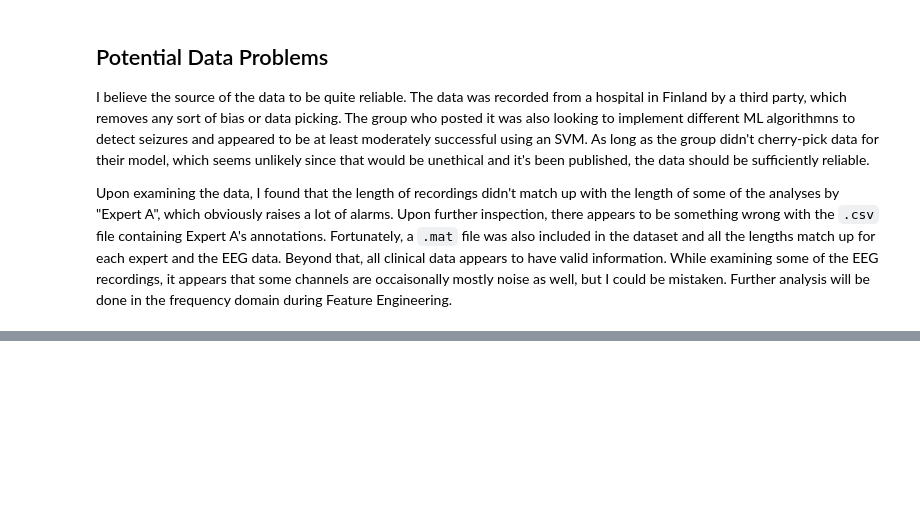
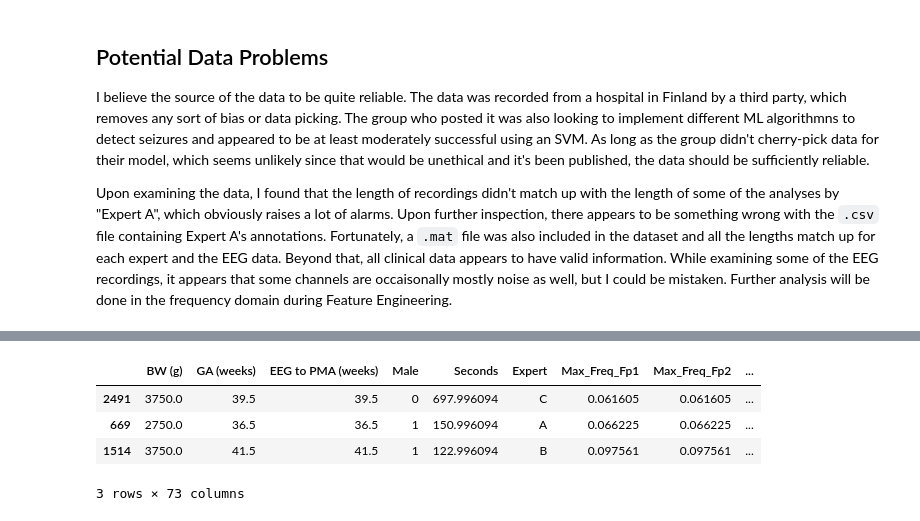
Before and after one commit to contagon/nicu-eeg-dataproject, a Jupyter notebook: main.ipynb, the cells around one changed output, grey strips where cells are left out. Saved outputs shown, nothing was run; the diff lists cells and outputs as text; code cells hidden in the pictures; blank space fills up the shorter version.

```diff
--- a/main.ipynb
+++ b/main.ipynb
@@ -245,5 +179,4 @@ Here we split the EEG recordings into files of seizures, and not seizures. Note
 # %%
-files = []
 for i in ci.index:
     #read in data
     df = read_data(ci.loc[i, 'EEG file'])
@@ -272,8 +205,6 @@ for i in ci.index:
             temp.drop(['expertA', 'expertB', 'expertC'], axis=1, inplace=True)
             #save
             temp.to_pickle(f'data-split/eeg{i}_{expert}_{j}.pkl', protocol=-1)
-            files.append(f'data-split/eeg{i}_{expert}_{j}.pkl')
-
 
     #iterate through all experts to save things
     if np.sum(ci.loc[i, 'expertA']) != 0:
@@ -306,9 +235,11 @@ ci['expertA_avg'] = [np.sum(ci['expertA'][i]) / len(ci['expertA'][i]) for i in c
 ci['expertB_avg'] = [np.sum(ci['expertB'][i]) / len(ci['expertB'][i]) for i in ci.index]
 ci['expertC_avg'] = [np.sum(ci['expertC'][i]) / len(ci['expertC'][i]) for i in ci.index]
 
-#make row of all
-ci['expert_avg'] = (ci['expertA_avg'] + ci['expertB_avg'] + ci['expertC_avg']) / 3
+#make column of all expert averages
+ci['expert_avg'] = (ci['expertA_avg'] + ci['expertB_avg'] + ci['expertC_avg']) / (ci["Number of Reviewers Annotating Seizure"])
 
 #create hot encoded gender column
 ci['Male'] = ( ci['Gender'] == "m" ).apply(int)
+
+ci.to_pickle('data-final/ci.pkl', protocol=-1)
 # %% [markdown]
@@ -405,0 +286,8 @@ L1: lam = 100000, score = 0.4945054945054945
+# %%
+df.sample(3)
+# %% [output]
+|  | BW (g) | GA (weeks) | EEG to PMA (weeks) | Male | Seconds | Expert | Max_Freq_Fp1 | Max_Freq_Fp2 | ... |
+| 2491 | 3750.0 | 39.5 | 39.5 | 0 | 697.996094 | C | 0.061605 | 0.061605 | ... |
+| 669 | 2750.0 | 36.5 | 36.5 | 1 | 150.996094 | A | 0.066225 | 0.066225 | ... |
+| 1514 | 3750.0 | 41.5 | 41.5 | 1 | 122.996094 | B | 0.097561 | 0.097561 | ... |
+3 rows × 73 columns
```
Also changed, not shown: parts of 14 cells of this notebook, 1 other file.
